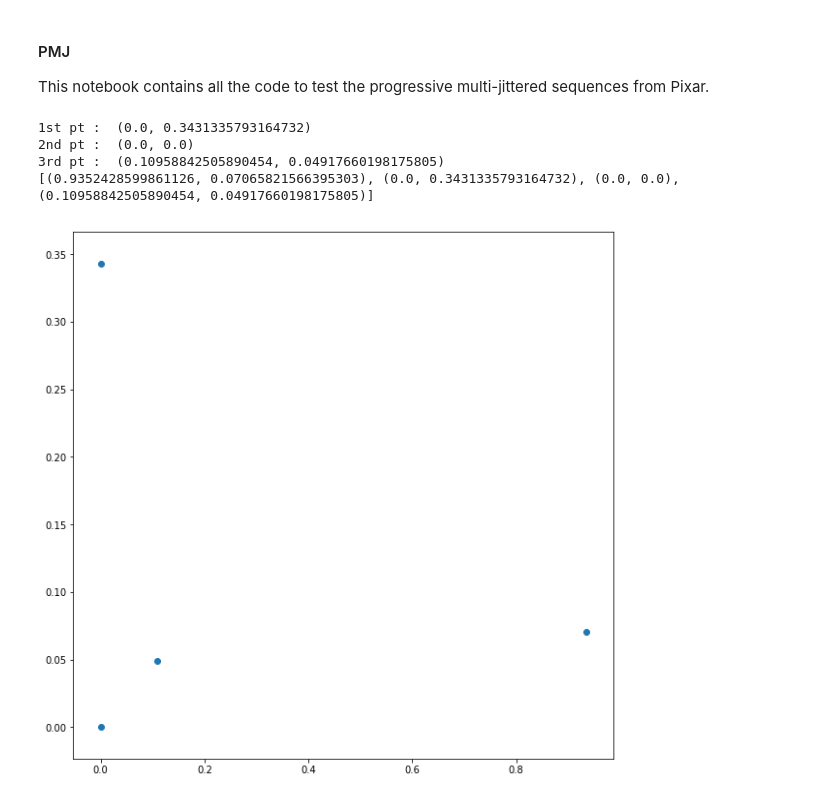
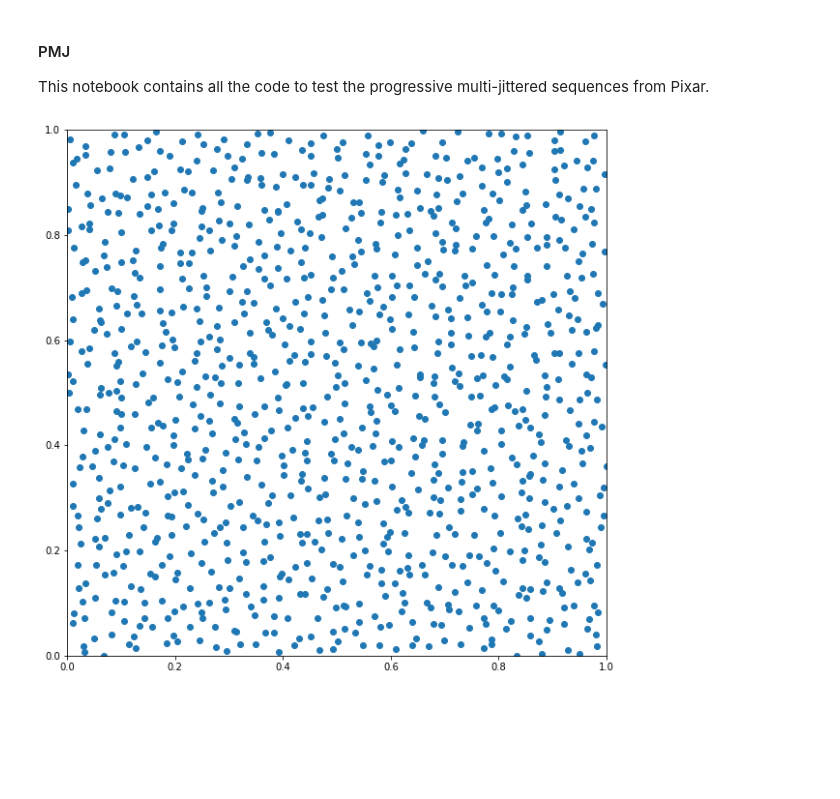
Before and after one commit to sriravic/halton, a Jupyter notebook: Progressive Multi Jittered Sequences.ipynb, the cells around one changed output. Drawn from its saved outputs; the diff is of its cells as text; code cells hidden in the pictures; blank space fills up the shorter version.

```diff
--- a/Progressive Multi Jittered Sequences.ipynb
+++ b/Progressive Multi Jittered Sequences.ipynb
@@ -11,17 +11,14 @@ import random as rng
 # %%
 # basic functions that the sampler needs
 def generateSamplePt(i, j, xhalf, yhalf, n):
-    x = (i + 0.5 * (xhalf * rng.random())) / n
-    y = (j + 0.5 * (yhalf * rng.random())) / n
+    x = (i + 0.5 * (xhalf + rng.random())) / n
+    y = (j + 0.5 * (yhalf + rng.random())) / n
     return (x, y)
 # %%
 # extend sequence function
 def extendSequence(N):
     n = int(math.sqrt(N))
     for s in range(0, N):
-
-        #print(samples)
-
         oldpt = samples[s]
         i = int(math.floor(n * oldpt[0]))
         j = int(math.floor(n * oldpt[1]))
@@ -29,12 +26,13 @@ def extendSequence(N):
         # xhalf and yhalf are always ints
         xhalf = int(math.floor(2.0 * (n * oldpt[0] - i)))
         yhalf = int(math.floor(2.0 * (n * oldpt[1] - j)))
+        #print(xhalf, yhalf)
 
         # first select the diagonally opposite quadrant
         xhalf = 1 - xhalf
-        yhalf = 1 - xhalf
+        yhalf = 1 - yhalf
+        #print(xhalf, yhalf)
         pt = generateSamplePt(i, j, xhalf, yhalf, n);
-        print("1st pt : ", pt);
         samples[N + s] = pt
 
         # then randomly select one of the two remaining quadrants
@@ -42,15 +40,15 @@ def extendSequence(N):
             xhalf = 1 - xhalf
         else:
             yhalf = 1 - yhalf
+        #print(xhalf, yhalf)
         pt = generateSamplePt(i, j, xhalf, yhalf, n)
-        print("2nd pt : ", pt)
         samples[2 * N + s] = pt
 
         # generate the last subquadrant
         xhalf = 1 - xhalf;
         yhalf = 1 - yhalf;
+        #print(xhalf, yhalf)
         pt = generateSamplePt(i, j, xhalf, yhalf, n)
-        print("3rd pt : ", pt)
         samples[3 * N + s] = pt
 # %%
 # actual procedure to generate sample
@@ -60,7 +58,7 @@ def generatePMJ(M):
     while N < M:
         # allocate space for additional 3N sequences
         for n in range(0, 3 * N):
-            samples.append((0, 0))
+            samples.append((-1, -1))
         extendSequence(N)
         N *= 4
 # %%
@@ -74,15 +72,16 @@ def plotsamples():
         x.append(s[0])
         y.append(s[1])
     plt.scatter(x, y)
+    plt.xlim([0, 1])
+    plt.ylim([0, 1])
+
+    # add horizontal and vertical lines
+    #plt.axvline(x=0.5)
+    #plt.axhline(y=0.5)
     plt.show()
 # %%
 samples = []
-generatePMJ(2)
-print(samples)
+generatePMJ(1000)
 plotsamples()
 # %% [output]
-1st pt :  (0.0, 0.3431335793164732)
-2nd pt :  (0.0, 0.0)
-3rd pt :  (0.10958842505890454, 0.04917660198175805)
-[(0.9352428599861126, 0.07065821566395303), (0.0, 0.3431335793164732), (0.0, 0.0), (0.10958842505890454, 0.04917660198175805)]
-[figure, old version]
+[figure, new version]
```
